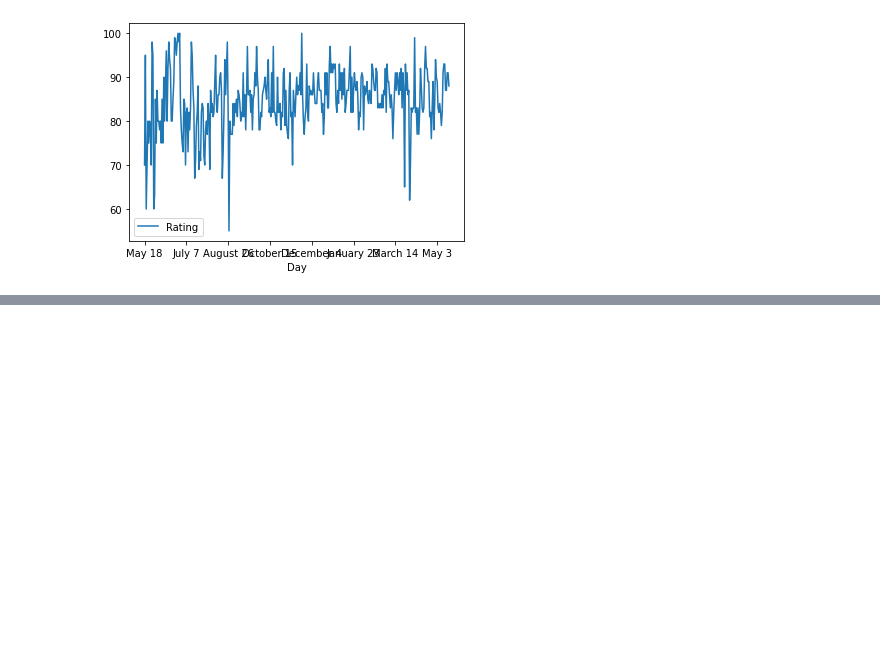
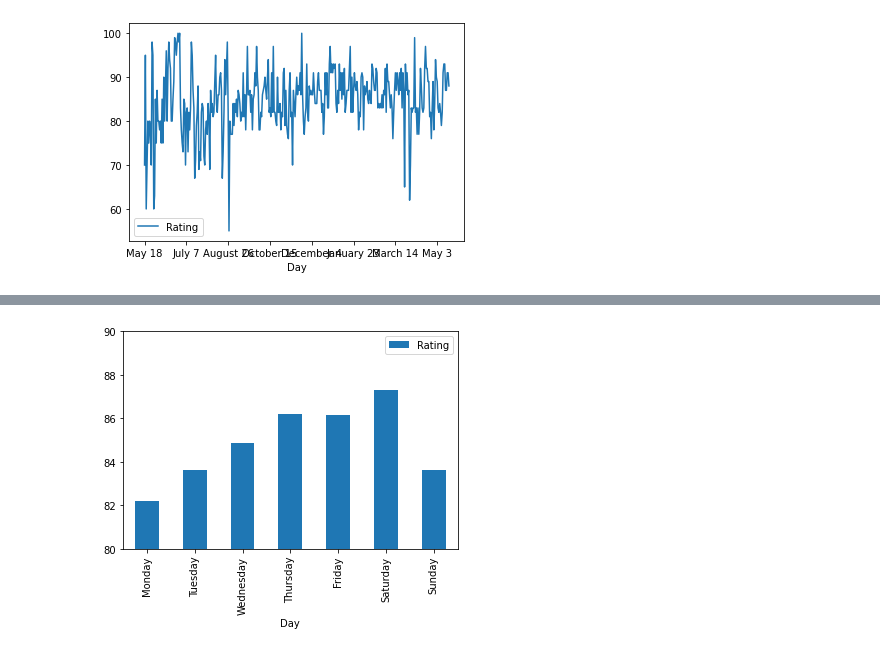
Before and after one commit to apenaloza7/day_in_life, a Jupyter notebook: main_notebook.ipynb, the cells around one changed output, grey strips where cells are left out. Drawn from its saved outputs; the diff is of its cells as text; code cells hidden in the pictures; blank space fills up the shorter version.

Commit message:
messing with data whats new

```diff
--- a/main_notebook.ipynb
+++ b/main_notebook.ipynb
@@ -142,3 +133,6 @@ averageRating.plot(x ='Day', y='Rating', kind = 'line')
 plt.show()
 # %% [output]
 [figure]
+# %%
+df = df.drop([0])
+df
@@ -144,0 +153,3 @@ plt.show()
+# %%
+daysOfTheWeek = pd.DataFrame(df, columns=[30, 31])
+daysOfTheWeek
@@ -144,0 +170,9 @@ plt.show()
+# %%
+daysOfTheWeek = daysOfTheWeek.rename(columns={30: 'Day', 31: 'Rating'})
+daysOfTheWeek = daysOfTheWeek.iloc[50:57]
+# %%
+daysOfTheWeek.plot(x ='Day', y='Rating', kind = 'bar')
+plt.ylim([80,90])
+plt.show()
+# %% [output]
+[figure, added]
```
Also changed, not shown: parts of 3 cells of this notebook.
